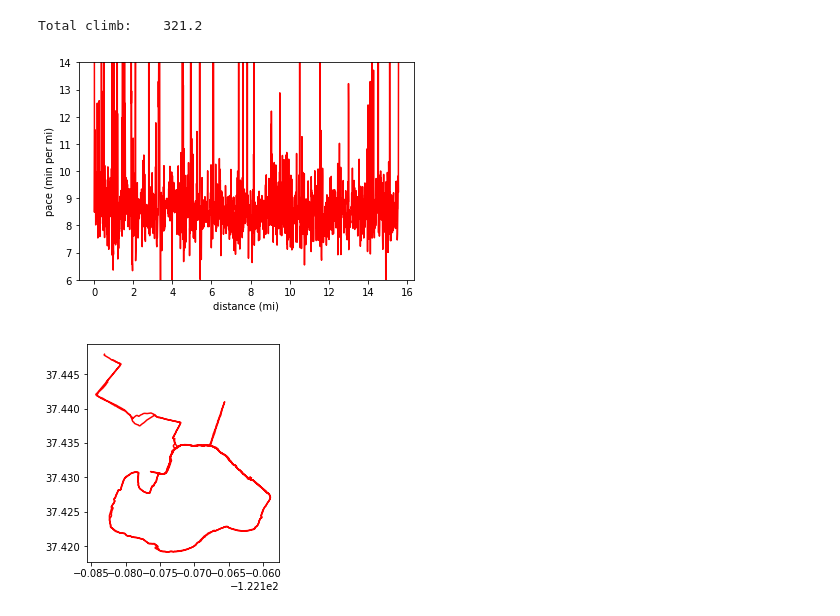
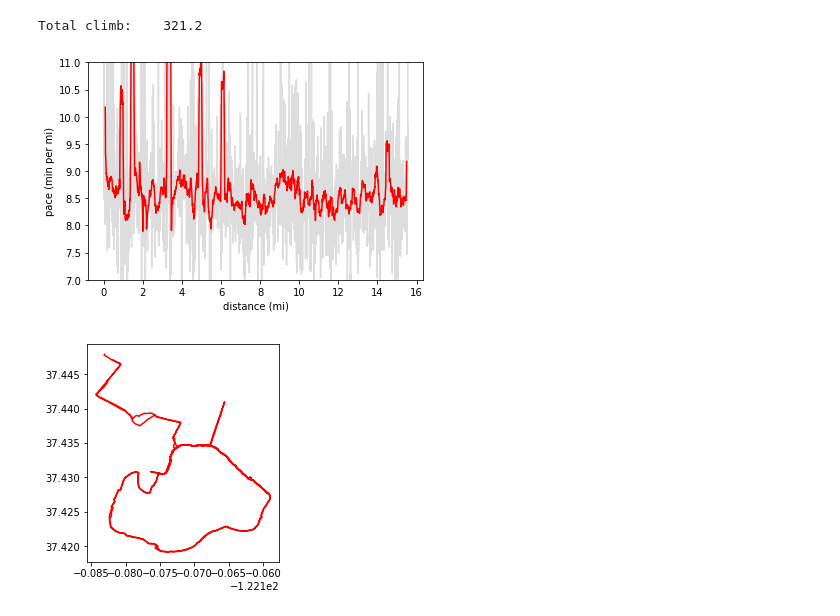
Before and after one commit to christopherbronner/gps-run-tracker, a Jupyter notebook: GPS tracker.ipynb, the cells around one changed output. Drawn from its saved outputs; the diff is of its cells as text; code cells hidden in the pictures.

Commit message:
Removed spikes and averaged pace trace

```diff
--- a/GPS tracker.ipynb
+++ b/GPS tracker.ipynb
@@ -97,25 +97,39 @@ Total climb:    321.2
 # %%
 # Calculate current pace
 import numpy as np
-from scipy.stats import binned_statistic
+import copy
 
+# pace_hist is a list of paces between two points each
 pace_hist=[]
 for i, row in df[1:].iterrows():
     time_diff = df.iloc[i]['time']-df.iloc[i-1]['time']
     pos_diff  = df.iloc[i]['accuDist']-df.iloc[i-1]['accuDist']
     curr_pace = time_diff.seconds / pos_diff
     pace_hist.append(curr_pace/60)
 
-bin_means = binned_statistic(pace_hist, df['accuDist'][1:], bins=10, range=(0, 1))[0]
+# remove spikes (if a value is more than spike_tolerace times larger than the mean of the surrounding values)
+spike_tolerance = 1.3
+pace_hist_nospikes = copy.copy(pace_hist)
+for i in range(len(pace_hist_nospikes)):
+    if i>1 and i<(len(pace_hist_nospikes)-2):
+        if pace_hist_nospikes[i] > spike_tolerance * np.mean([pace_hist_nospikes[i-2],pace_hist_nospikes[i-1],pace_hist_nospikes[i+1],pace_hist_nospikes[i+2]]):
+            pace_hist_nospikes[i] = np.mean([pace_hist_nospikes[i-2],pace_hist_nospikes[i+2]])
 
-plt.plot(df['accuDist'][1:],pace_hist,'r')
-#plt.plot(bin_means,'r')
+
+# running average of pace (without spikes), N is width of average
+N = 23 # N must be 2n+1
+pace_hist_binned = np.convolve(pace_hist_nospikes, np.ones((N,))/N, mode='valid')
+
+# Plot original pace trace in grey and spike-removed, averaged trace in red
+plt.plot(df['accuDist'][1:],pace_hist,'#dddddd')
+plt.plot(df['accuDist'][1+int((N-1)/2):-int((N-1)/2)],pace_hist_binned,'r')
 plt.ylabel('pace (min per mi)')
 plt.xlabel('distance (mi)')
-plt.ylim(6,14)
+plt.ylim(7,11)
+#plt.xlim(2,4)
 plt.show()
 # %% [output]
-[figure, old version]
+[figure, new version]
 # %%
 # Plot running path
 plt.plot(df['lon'],df['lat'],'r')
```
